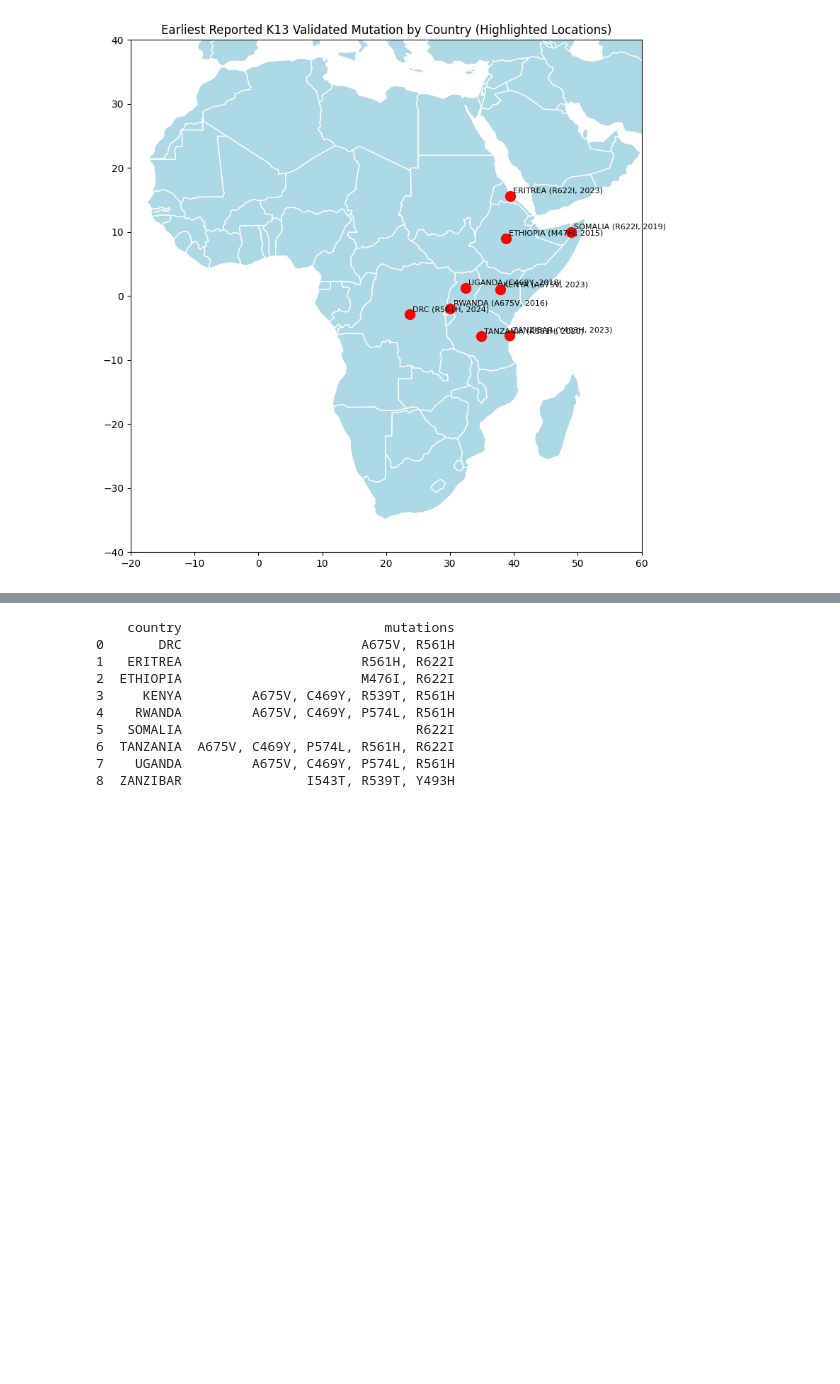
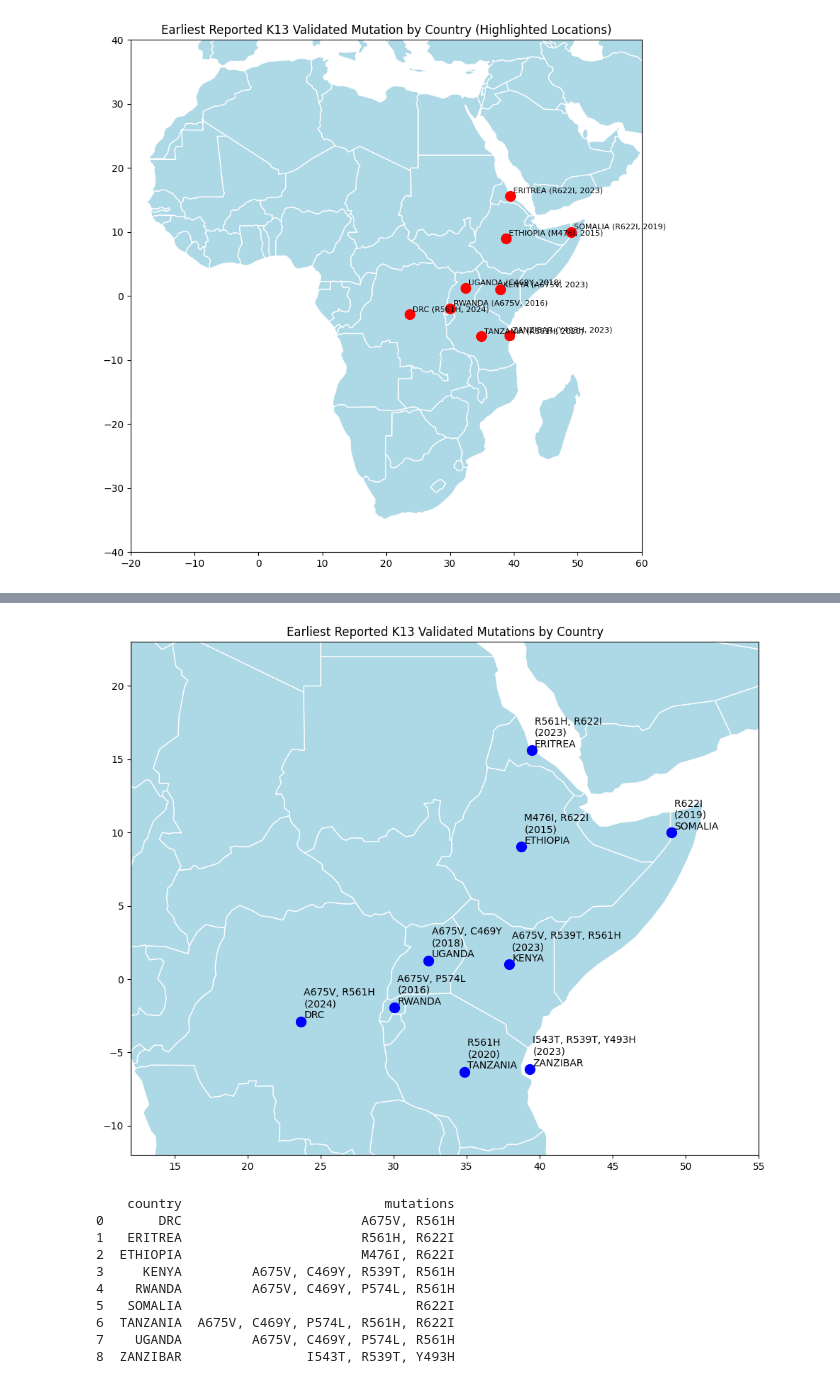
Before and after one commit to Kimani-kj/k13-review, a Jupyter notebook: scripts/after_extraction.ipynb, the cells around one changed output, grey strips where cells are left out. Cells and saved outputs as stored; diff of their text form; code cells hidden in the pictures; blank space fills up the shorter version.

```diff
--- a/scripts/after_extraction.ipynb
+++ b/scripts/after_extraction.ipynb
@@ -1030,3 +1025,60 @@ plt.show()
+# %%
+import geopandas as gpd
+import matplotlib.pyplot as plt
+import pandas as pd
+
+# Step 1: Find the earliest year for each country
+min_years = first_reports.groupby('country')['year_pub'].min().reset_index()
+min_years.columns = ['country', 'earliest_year']
+
+# Step 2: Filter all records from that year per country
+first_per_country_multi = first_reports.merge(min_years, on='country')
+first_per_country_multi = first_per_country_multi[
+    first_per_country_multi['year_pub'] == first_per_country_multi['earliest_year']
+]
+
+# Step 3: Combine mutations per country-year into a single row
+grouped = first_per_country_multi.groupby(['country', 'year_pub', 'Longitude', 'Latitude']).agg({
+    'k13_validated_mutations': lambda x: ', '.join(sorted(x.unique()))
+}).reset_index()
+
+# Step 4: Create GeoDataFrame
+gdf = gpd.GeoDataFrame(
+    grouped,
+    geometry=gpd.points_from_xy(grouped.Longitude, grouped.Latitude),
+    crs="EPSG:4326"
+)
+
+# Step 5: Load base world map
+world = gpd.read_file('../ne_110m_admin_0_map_units/ne_110m_admin_0_map_units.shp')
+
+# Step 6: Plot
+fig, ax = plt.subplots(figsize=(15, 8))
+world.plot(ax=ax, color='lightblue', edgecolor='white')
+
+# Plot a single point per country
+gdf.plot(ax=ax, color='blue', markersize=100)
+
+# Step 7: Annotate with combined mutation + year + country
+for idx, row in gdf.iterrows():
+    annotation_text = f"{row['k13_validated_mutations']} \n({row['year_pub']})\n{row['country']}"
+    ax.annotate(annotation_text,
+                xy=(row.geometry.x, row.geometry.y),
+                xytext=(3, 3),
+                textcoords="offset points",
+                fontsize=10)
+
+# Optional zoom (adjust to your region)
+ax.set_xlim(12, 55)
+ax.set_ylim(-12, 23)
+
+# Title and save
+plt.title('Earliest Reported K13 Validated Mutations by Country')
+plt.tight_layout()
+plt.savefig("../results/first_report_combined_mutations.png", dpi=300, bbox_inches='tight')
+plt.show()
+# %% [output]
+[figure, added]
 # %%
 # Group all K13 mutations reported in each country
 mutations_per_country = (
```
Also changed, not shown: parts of 9 cells of this notebook.
